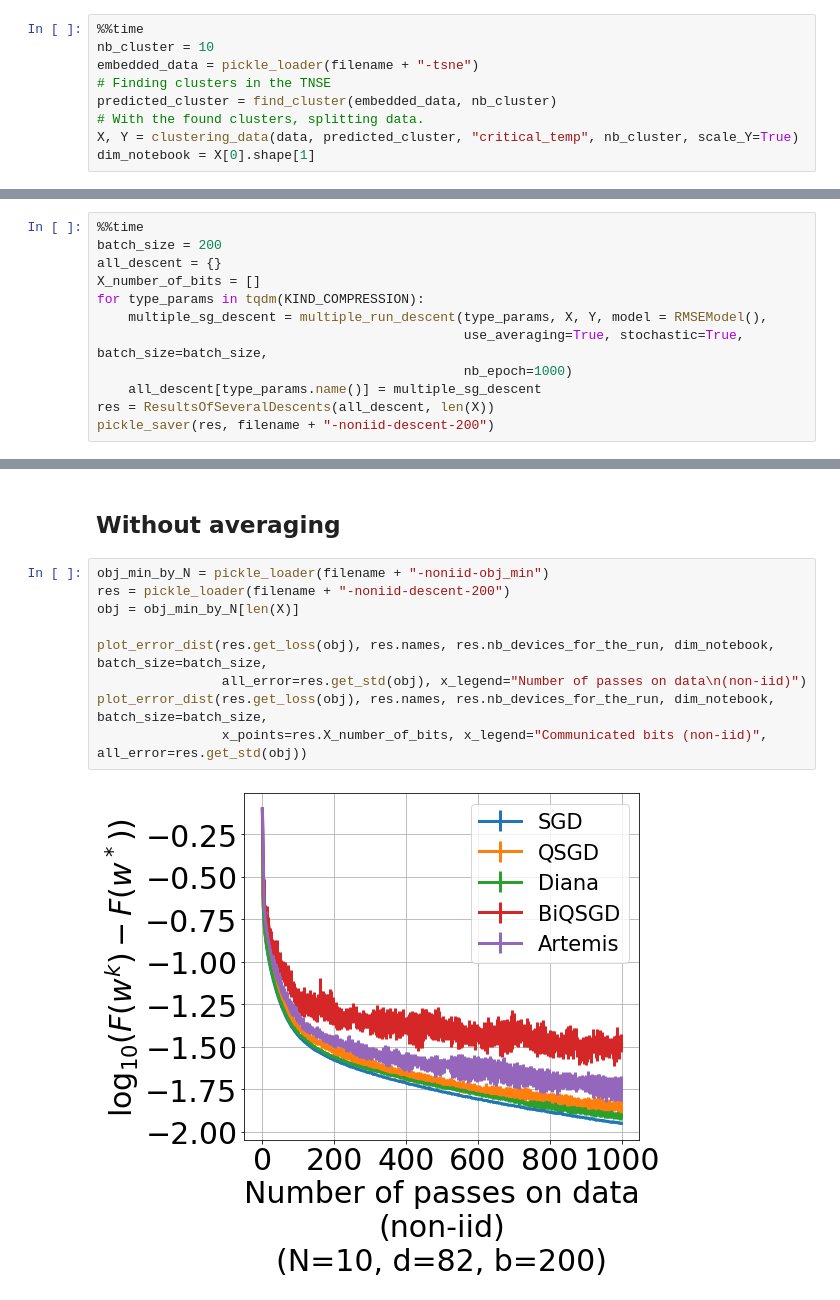
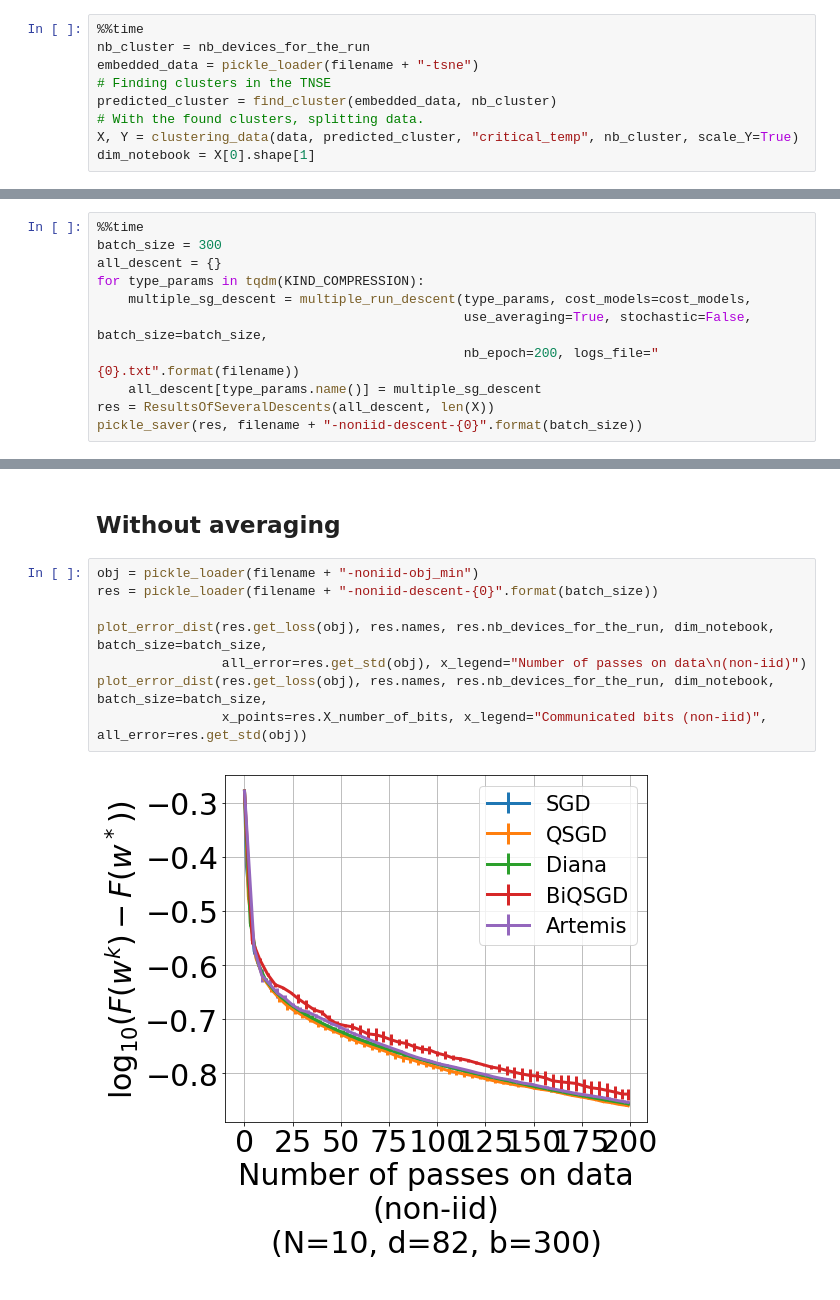
Before and after one commit to philipco/artemis-bidirectional-compression, a Jupyter notebook: notebook/superconduct.ipynb, the cells around one changed output, grey strips where cells are left out. Cells and saved outputs as stored; diff of their text form.

```diff
--- a/notebook/superconduct.ipynb
+++ b/notebook/superconduct.ipynb
@@ -260,6 +245,6 @@ Wall time: 1min 14s
 # %%
 %%time
-nb_cluster = 10
+nb_cluster = nb_devices_for_the_run
 embedded_data = pickle_loader(filename + "-tsne")
 # Finding clusters in the TNSE
 predicted_cluster = find_cluster(embedded_data, nb_cluster)
@@ -391,15 +372,14 @@ plot_error_dist(res.get_loss(obj), res.names, res.nb_devices_for_the_run, dim_no
 ## Batch size $= 200$ (stochastic)
 # %%
 %%time
-batch_size = 200
+batch_size = 300
 all_descent = {}
-X_number_of_bits = []
 for type_params in tqdm(KIND_COMPRESSION):
-    multiple_sg_descent = multiple_run_descent(type_params, X, Y, model = RMSEModel(),
-                                               use_averaging=True, stochastic=True, batch_size=batch_size,
-                                               nb_epoch=1000)
+    multiple_sg_descent = multiple_run_descent(type_params, cost_models=cost_models,
+                                               use_averaging=True, stochastic=False, batch_size=batch_size,
+                                               nb_epoch=200, logs_file="{0}.txt".format(filename))
     all_descent[type_params.name()] = multiple_sg_descent
 res = ResultsOfSeveralDescents(all_descent, len(X))
-pickle_saver(res, filename + "-noniid-descent-200")
+pickle_saver(res, filename + "-noniid-descent-{0}".format(batch_size))
 # %% [output]
 SGD
@@ -446,13 +437,12 @@ plot_error_dist(res.get_loss(obj, averaged=True), res.names, res.nb_devices_for_
 # %% [markdown]
 ## Without averaging
 # %%
-obj_min_by_N = pickle_loader(filename + "-noniid-obj_min")
-res = pickle_loader(filename + "-noniid-descent-200")
-obj = obj_min_by_N[len(X)]
+obj = pickle_loader(filename + "-noniid-obj_min")
+res = pickle_loader(filename + "-noniid-descent-{0}".format(batch_size))
 
 plot_error_dist(res.get_loss(obj), res.names, res.nb_devices_for_the_run, dim_notebook, batch_size=batch_size,
                 all_error=res.get_std(obj), x_legend="Number of passes on data\n(non-iid)")
 plot_error_dist(res.get_loss(obj), res.names, res.nb_devices_for_the_run, dim_notebook,  batch_size=batch_size,
                 x_points=res.X_number_of_bits, x_legend="Communicated bits (non-iid)", all_error=res.get_std(obj))
 # %% [output]
-[figure, old version]
+[figure, new version]
```
Also changed, not shown: parts of 28 cells of this notebook, 15 other files.
